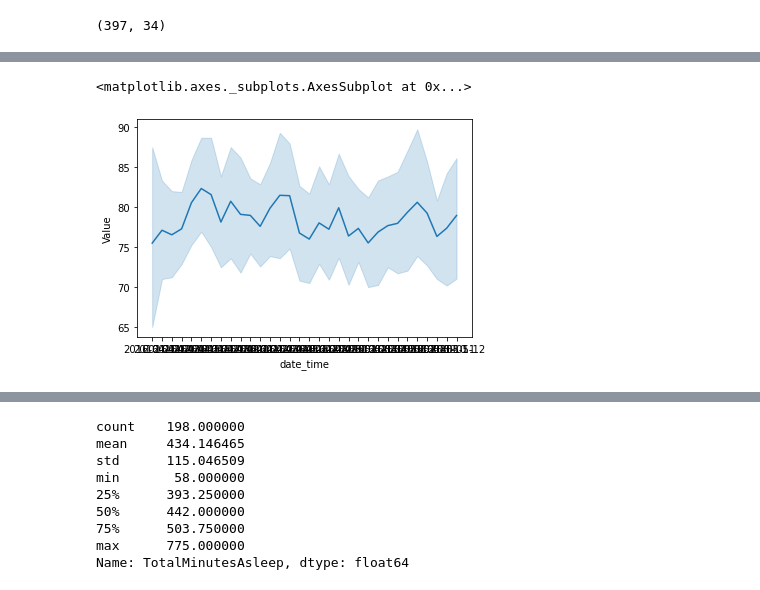
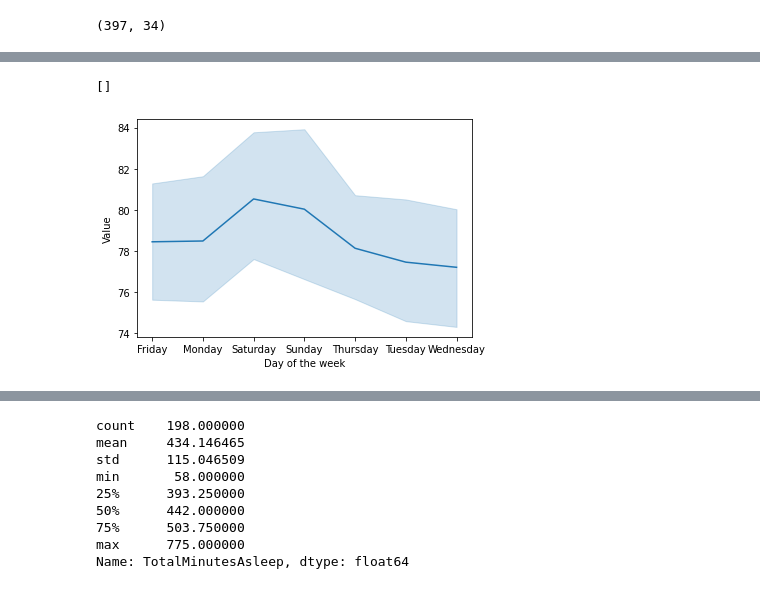
Before and after one commit to ameyabhamare/Customer-Personality-Analysis, a Jupyter notebook: heart_rate_analysis/visualizations.ipynb, the cells around one changed output, grey strips where cells are left out. Drawn from its saved outputs; the diff is of its cells as text; code cells hidden in the pictures.

```diff
--- a/heart_rate_analysis/visualizations.ipynb
+++ b/heart_rate_analysis/visualizations.ipynb
@@ -57,10 +34,17 @@ sns.lineplot(x = 'VeryActiveMinutes_x', y = 'Value', data = df)
+# %%
+df['date_time'] = pd.to_datetime(df['date_time'], format = '%Y/%m/%d')
+# %%
+df['day_of_week'] = df['date_time'].dt.day_name()
 # %%
-sns.lineplot(
-    x = 'date_time',
+ax = sns.lineplot(
+    x = 'day_of_week',
     y = 'Value',
     data = df,
     palette = 'bright',)
 #hue = 'VeryActiveMinutes_x')
+#ax.set(xticklabels=[])
+ax.set(xlabel = 'Day of the week')
+ax.plot()
 # %% [output]
-<matplotlib.axes._subplots.AxesSubplot at 0x...>
+[]
-[figure, old version]
+[figure, new version]
```
Also changed, not shown: parts of 11 cells of this notebook.
